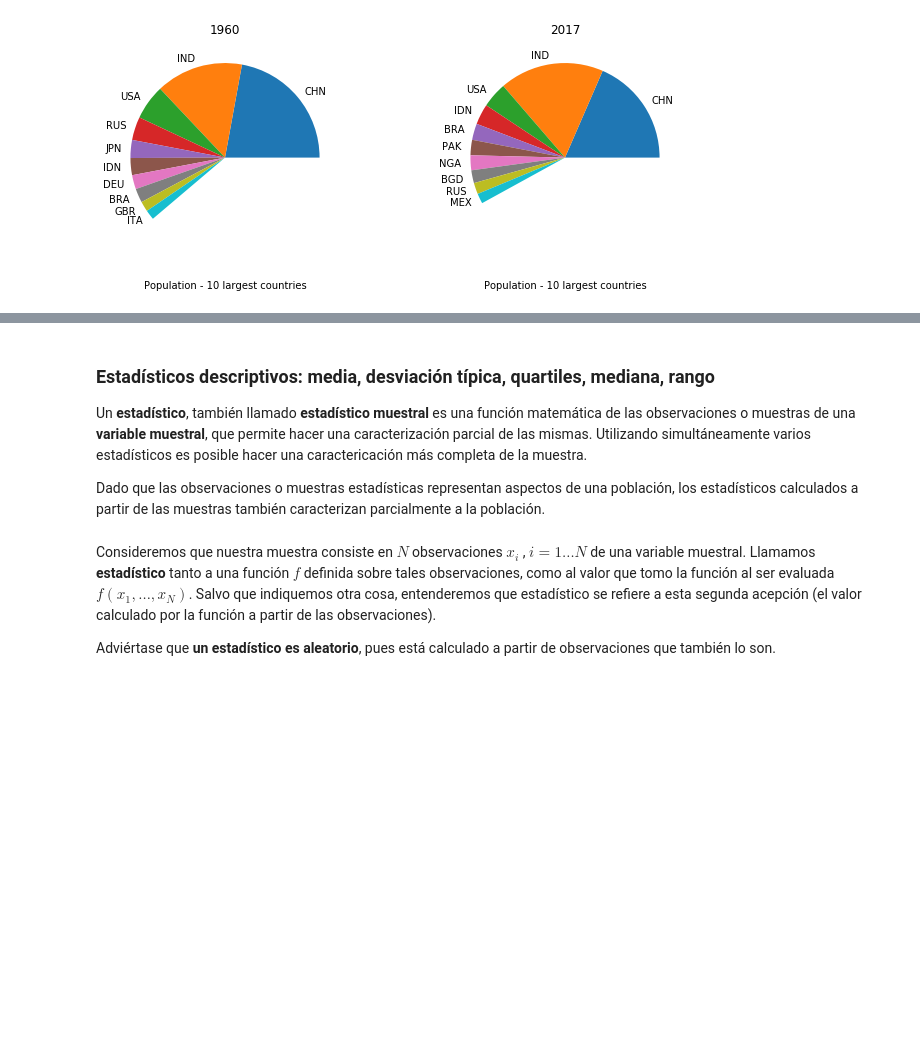
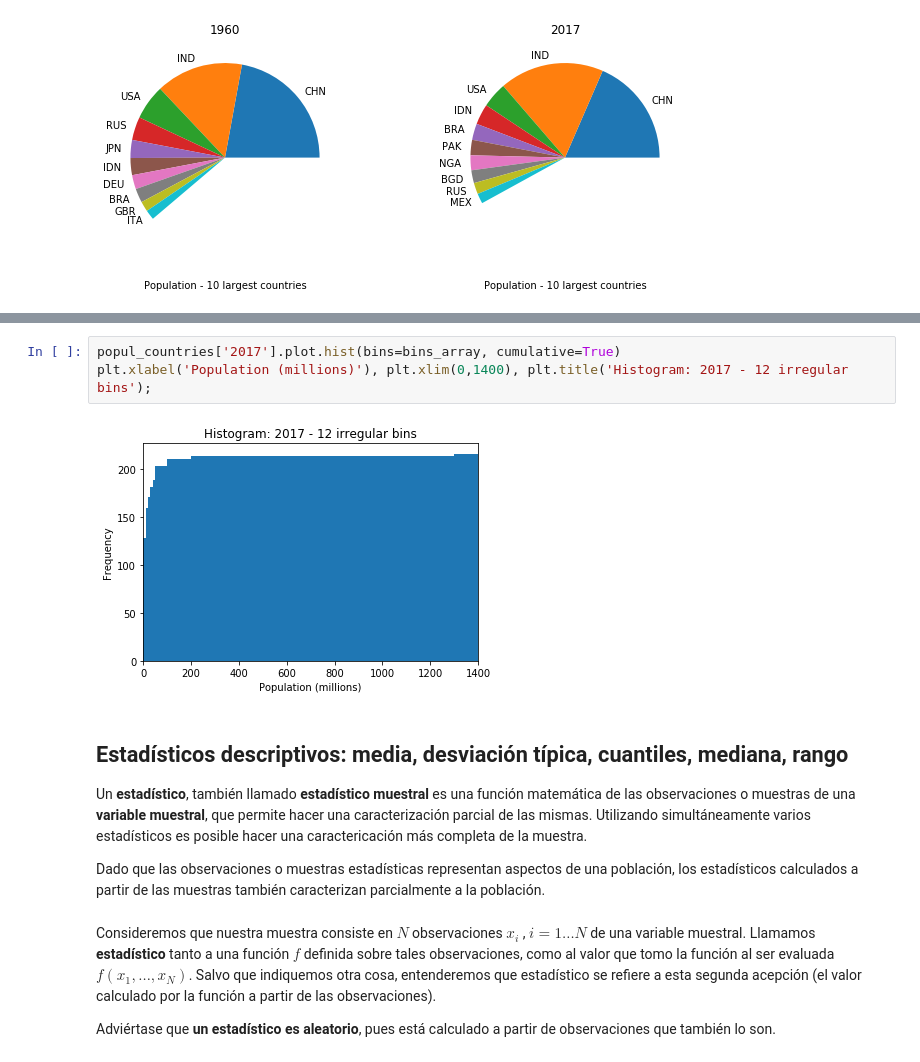
Before and after one commit to jruizalz/EPE-ULPGC, a Jupyter notebook: Bloque_1/1.AnalisisExploratorioDatos.ipynb, the cells around one changed output, grey strips where cells are left out. Cells and saved outputs as stored; diff of their text form; blank space fills up the shorter version.

```diff
--- a/Bloque_1/1.AnalisisExploratorioDatos.ipynb
+++ b/Bloque_1/1.AnalisisExploratorioDatos.ipynb
@@ -394,5 +515,10 @@ plt.tight_layout()
+# %%
+popul_countries['2017'].plot.hist(bins=bins_array, cumulative=True)
+plt.xlabel('Population (millions)'), plt.xlim(0,1400), plt.title('Histogram: 2017 - 12 irregular bins');
+# %% [output]
+[figure, added]
 # %% [markdown]
-### Estadísticos descriptivos: media, desviación típica, quartiles, mediana, rango
+## Estadísticos descriptivos: media, desviación típica, cuantiles, mediana, rango
 
 Un **estadístico**, también llamado **estadístico muestral** es una función matemática de las observaciones o muestras de una **variable muestral**, que permite hacer una caracterización parcial de las mismas. Utilizando simultáneamente varios estadísticos es posible hacer una caractericación más completa de la muestra.
 
```
Also changed, not shown: parts of 34 cells of this notebook, 1 other file.
